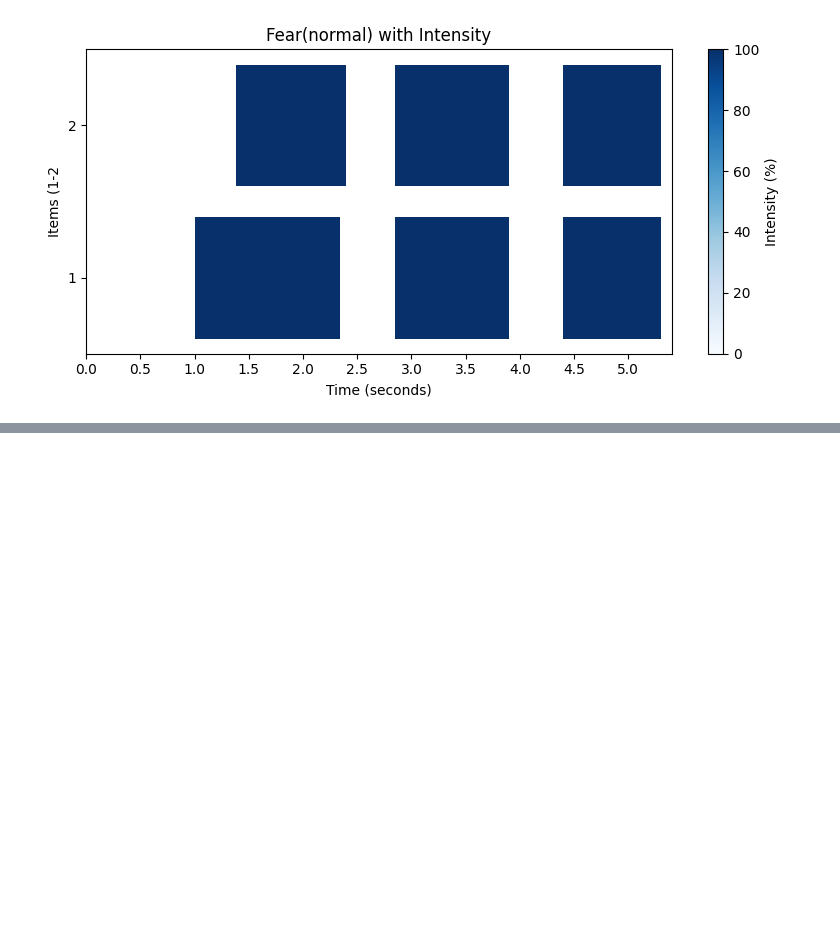
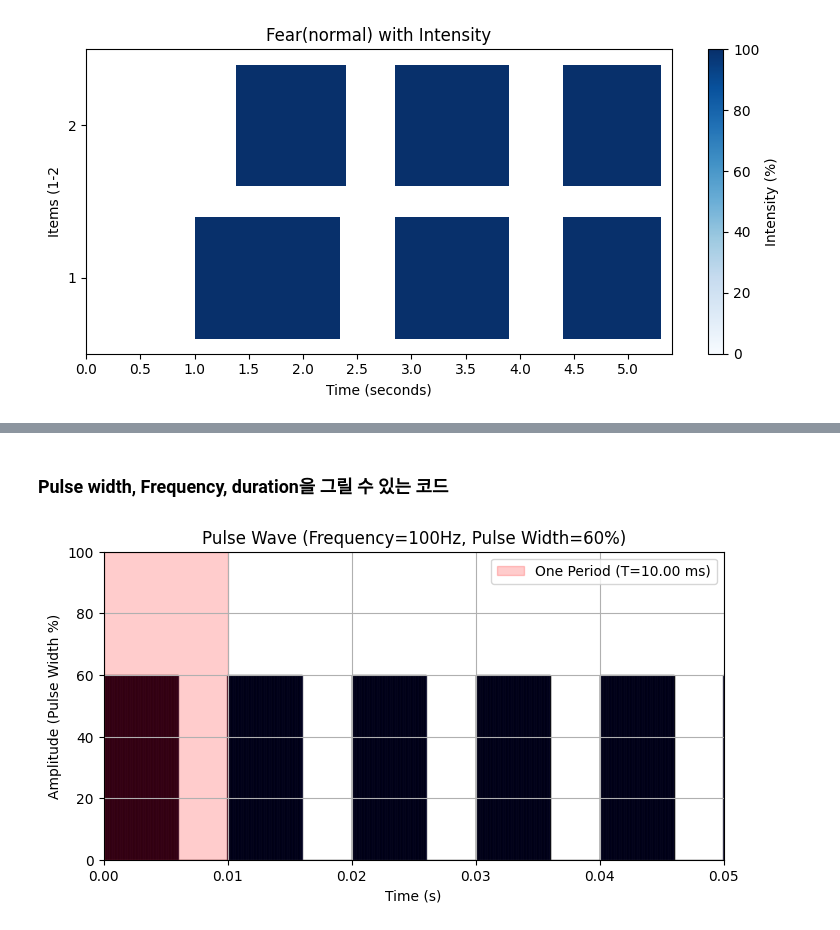
Before and after one commit to JunHyeong13/CodeForX, a Jupyter notebook: Pyhton_study/Pyplot/plot2.ipynb, the cells around one changed output, grey strips where cells are left out. Cells and saved outputs as stored; diff of their text form; code cells hidden in the pictures; blank space fills up the shorter version.

```diff
--- a/Pyhton_study/Pyplot/plot2.ipynb
+++ b/Pyhton_study/Pyplot/plot2.ipynb
@@ -105,0 +57,46 @@ plt.show()
+# %% [markdown]
+### Pulse width, Frequency, duration을 그릴 수 있는 코드
+# %%
+import numpy as np
+import matplotlib.pyplot as plt
+
+# 파라미터 설정
+frequency = 100           # Hz
+pulse_width_percent = 60  # 펄스 폭(%)
+T = 1.0 / frequency       # 한 주기(초)
+duty_cycle = pulse_width_percent / 100.0  # 0~1 범위
+
+# 시뮬레이션할 총 시간: 예시로 5주기
+num_cycles = 5
+duration = num_cycles * T
+
+# 시뮬레이션용 시간 해상도 설정
+time_res = 1000
+t = np.linspace(0, duration, time_res)
+
+# ON/OFF 파형 생성
+# - 각 시점 t에서 (t % T)/T < duty_cycle 이면 ON(=60), 아니면 OFF(=0)
+# - ON 높이를 60으로 설정하여, 막대가 올라갔을 때 60%라는 의미가 시각적으로 드러나도록 함
+waveform = np.where(((t % T)/T) < duty_cycle, 60, 0)
+
+# 막대(bar) 그래프 그리기
+plt.figure(figsize=(8,4))
+bar_width = duration / time_res  # 막대 하나의 너비
+
+plt.bar(t, waveform, width=bar_width, color='blue', alpha=0.7, edgecolor='black')
+
+# 한 주기(0~T) 구간을 투명하게 강조
+plt.axvspan(0, T, color='red', alpha=0.2, label=f'One Period (T={T*1000:.2f} ms)')
+
+# 그래프 범위/레이블 설정
+plt.xlim(0, duration)
+plt.ylim(0, 100)  # 펄스 폭을 %로 표현하므로 최대 100
+plt.xlabel('Time (s)')
+plt.ylabel('Amplitude (Pulse Width %)')
+
+plt.title(f'Pulse Wave (Frequency={frequency}Hz, Pulse Width={pulse_width_percent}%)')
+plt.legend()
+plt.grid(True)
+plt.show()
+# %% [output]
+[figure, added]
```
Also changed, not shown: parts of 1 cell of this notebook.
